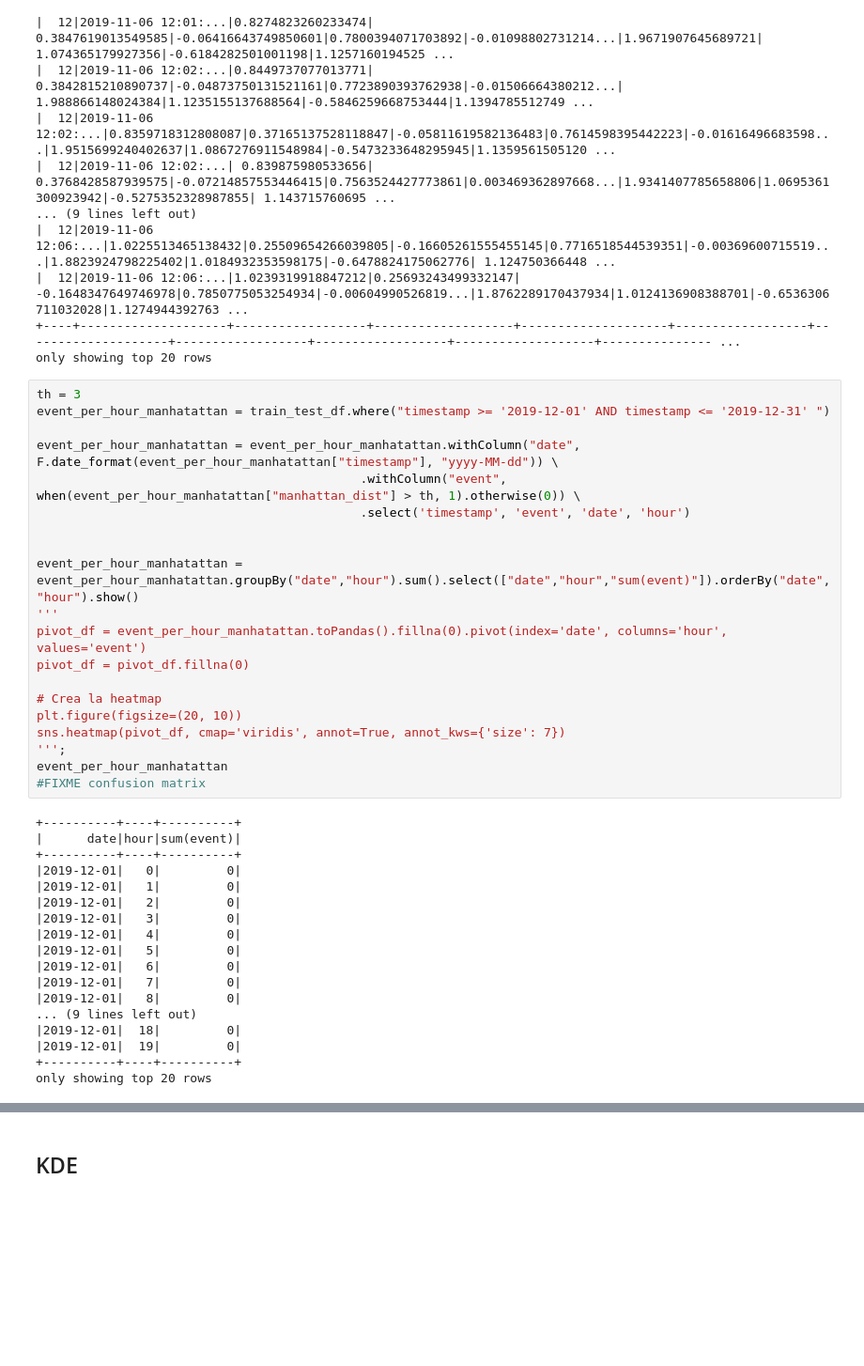
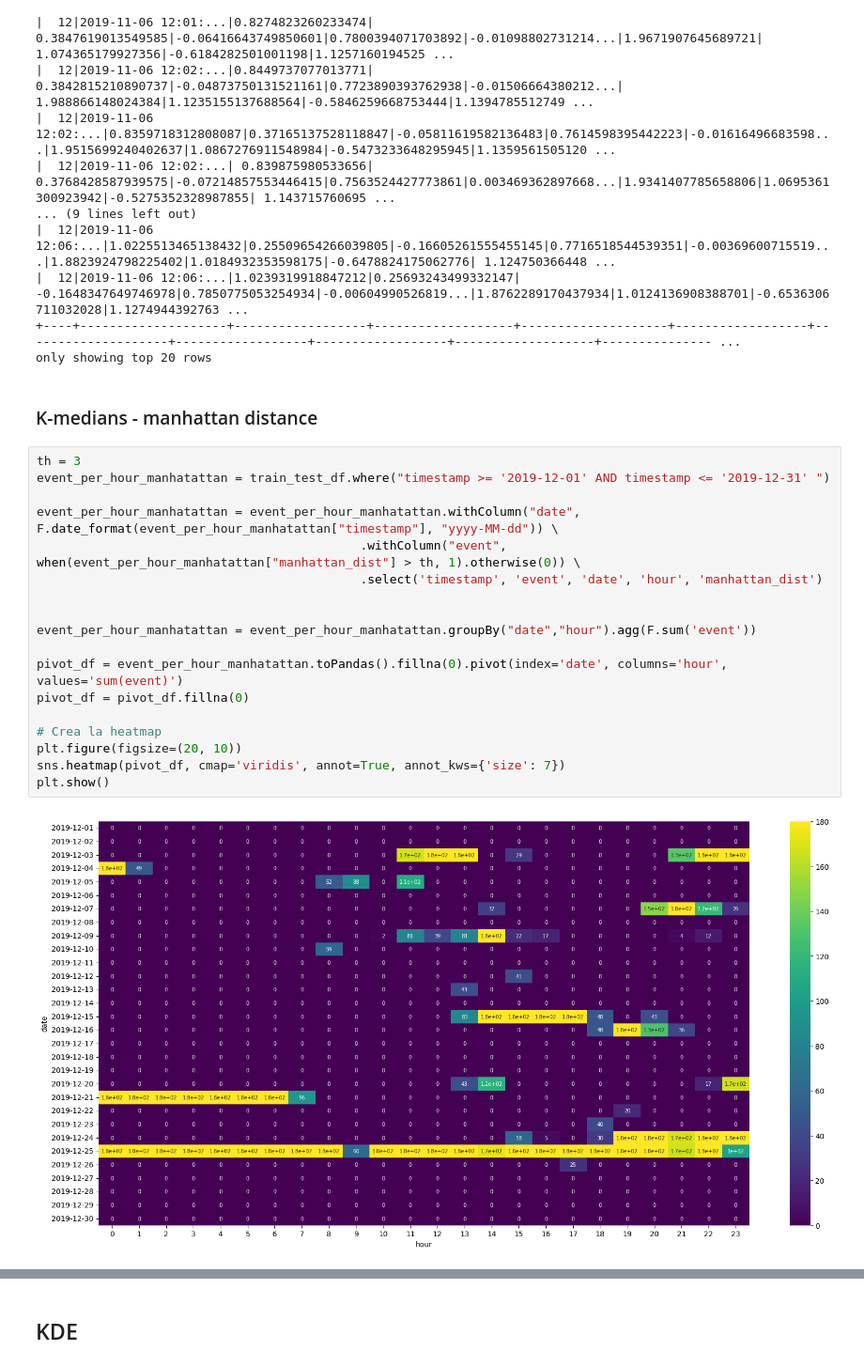
Before and after one commit to eskinderit/single-elders-home-monitoring, a Jupyter notebook: single-elders-home-monitoring/single-elders-monitoring-PCAfiltering.ipynb, the cells around one changed output, grey strips where cells are left out. Shown at 94% size. Cells and saved outputs as stored; diff of their text form; blank space fills up the shorter version.

Commit message:
Complete visualizations for new models

```diff
--- a/single-elders-home-monitoring/single-elders-monitoring-PCAfiltering.ipynb
+++ b/single-elders-home-monitoring/single-elders-monitoring-PCAfiltering.ipynb
@@ -1014,41 +1022,25 @@ train_test_df.show()
 |  12|2019-11-06 12:06:...|1.0239319918847212|0.25693243499332147| -0.1648347649746978|0.7850775053254934|-0.00604990526819...|1.8762289170437934|1.0124136908388701|-0.6536306711032028|1.1274944392763 ...
 +----+--------------------+------------------+-------------------+--------------------+------------------+--------------------+------------------+------------------+-------------------+--------------- ...
 only showing top 20 rows
+# %% [markdown]
+### K-medians - manhattan distance
 # %%
 th = 3
 event_per_hour_manhatattan = train_test_df.where("timestamp >= '2019-12-01' AND timestamp <= '2019-12-31' ")
 
 event_per_hour_manhatattan = event_per_hour_manhatattan.withColumn("date", F.date_format(event_per_hour_manhatattan["timestamp"], "yyyy-MM-dd")) \
                                             .withColumn("event", when(event_per_hour_manhatattan["manhattan_dist"] > th, 1).otherwise(0)) \
-                                            .select('timestamp', 'event', 'date', 'hour')
+                                            .select('timestamp', 'event', 'date', 'hour', 'manhattan_dist')
 
 
-event_per_hour_manhatattan = event_per_hour_manhatattan.groupBy("date","hour").sum().select(["date","hour","sum(event)"]).orderBy("date","hour").show()
-'''
-pivot_df = event_per_hour_manhatattan.toPandas().fillna(0).pivot(index='date', columns='hour', values='event')
+event_per_hour_manhatattan = event_per_hour_manhatattan.groupBy("date","hour").agg(F.sum('event'))
+
+pivot_df = event_per_hour_manhatattan.toPandas().fillna(0).pivot(index='date', columns='hour', values='sum(event)')
 pivot_df = pivot_df.fillna(0)
 
 # Crea la heatmap
 plt.figure(figsize=(20, 10))
 sns.heatmap(pivot_df, cmap='viridis', annot=True, annot_kws={'size': 7})
-''';
-event_per_hour_manhatattan
-#FIXME confusion matrix
+plt.show()
 # %% [output]
-+----------+----+----------+
-|      date|hour|sum(event)|
-+----------+----+----------+
-|2019-12-01|   0|         0|
-|2019-12-01|   1|         0|
-|2019-12-01|   2|         0|
-|2019-12-01|   3|         0|
-|2019-12-01|   4|         0|
-|2019-12-01|   5|         0|
-|2019-12-01|   6|         0|
-|2019-12-01|   7|         0|
-|2019-12-01|   8|         0|
-... (9 lines left out)
-|2019-12-01|  18|         0|
-|2019-12-01|  19|         0|
-+----------+----+----------+
-only showing top 20 rows
+[figure, added]
```
Also changed, not shown: parts of 12 cells of this notebook, 3 other files.
